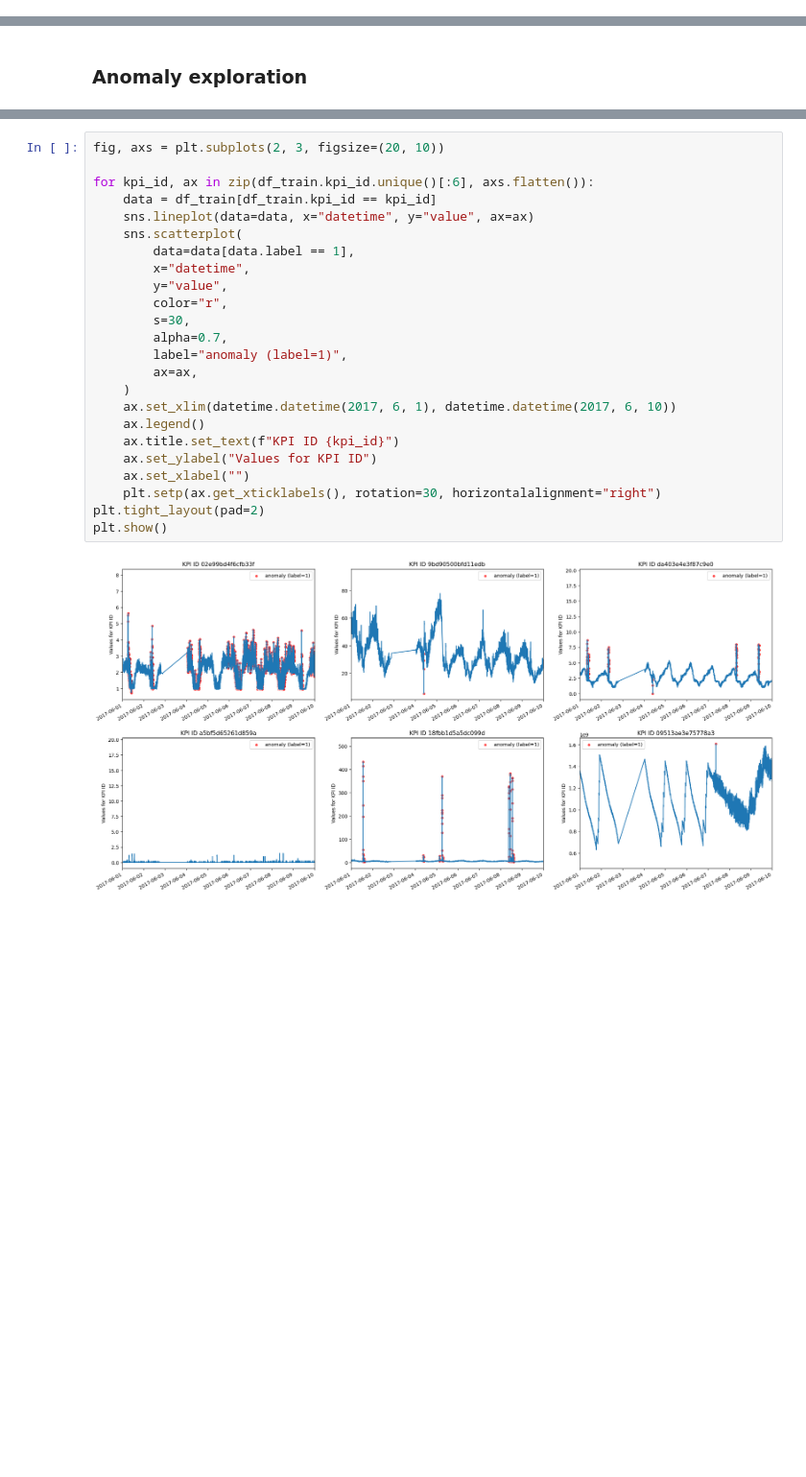
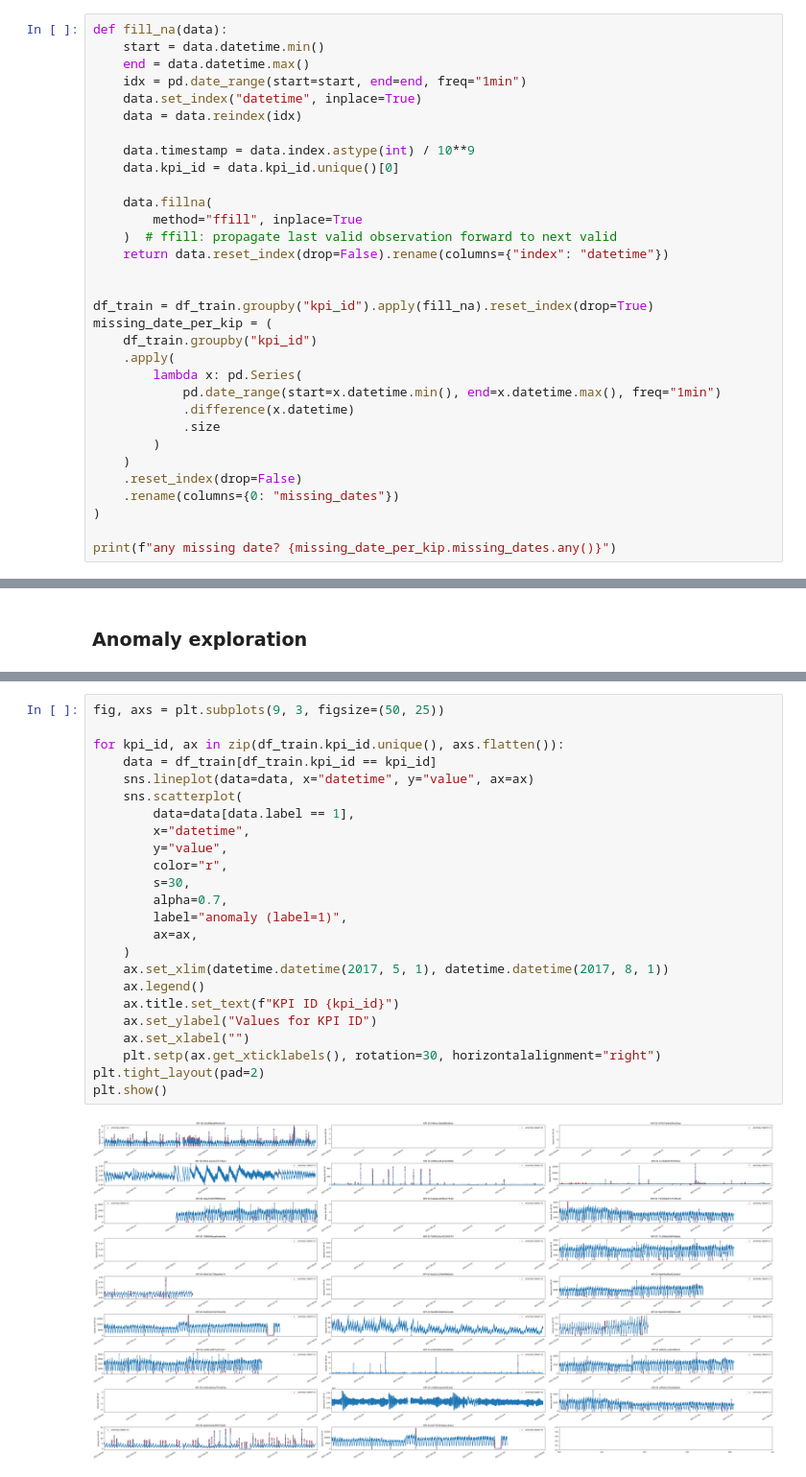
Before and after one commit to callmeeric5/TSA_Final, a Jupyter notebook: notebook/KPI_Anomaly_EDA.ipynb, the cells around one changed output, grey strips where cells are left out. Shown at 96% size. Saved outputs shown, nothing was run; the diff lists cells and outputs as text; blank space fills up the shorter version.

```diff
--- a/notebook/KPI_Anomaly_EDA.ipynb
+++ b/notebook/KPI_Anomaly_EDA.ipynb
@@ -58,0 +84,32 @@ Number of unique KPI ID is 26
+# %%
+def fill_na(data):
+    start = data.datetime.min()
+    end = data.datetime.max()
+    idx = pd.date_range(start=start, end=end, freq="1min")
+    data.set_index("datetime", inplace=True)
+    data = data.reindex(idx)
+
+    data.timestamp = data.index.astype(int) / 10**9
+    data.kpi_id = data.kpi_id.unique()[0]
+
+    data.fillna(
+        method="ffill", inplace=True
+    )  # ffill: propagate last valid observation forward to next valid
+    return data.reset_index(drop=False).rename(columns={"index": "datetime"})
+
+
+df_train = df_train.groupby("kpi_id").apply(fill_na).reset_index(drop=True)
+missing_date_per_kip = (
+    df_train.groupby("kpi_id")
+    .apply(
+        lambda x: pd.Series(
+            pd.date_range(start=x.datetime.min(), end=x.datetime.max(), freq="1min")
+            .difference(x.datetime)
+            .size
+        )
+    )
+    .reset_index(drop=False)
+    .rename(columns={0: "missing_dates"})
+)
+
+print(f"any missing date? {missing_date_per_kip.missing_dates.any()}")
@@ -67,26 +126,26 @@ Percentage of anomalies is 2.16%
 # %%
-fig, axs = plt.subplots(2, 3, figsize=(20, 10))
+fig, axs = plt.subplots(9, 3, figsize=(50, 25))
 
-for kpi_id, ax in zip(df_train.kpi_id.unique()[:6], axs.flatten()):
+for kpi_id, ax in zip(df_train.kpi_id.unique(), axs.flatten()):
     data = df_train[df_train.kpi_id == kpi_id]
     sns.lineplot(data=data, x="datetime", y="value", ax=ax)
     sns.scatterplot(
         data=data[data.label == 1],
         x="datetime",
         y="value",
         color="r",
         s=30,
         alpha=0.7,
         label="anomaly (label=1)",
         ax=ax,
     )
-    ax.set_xlim(datetime.datetime(2017, 6, 1), datetime.datetime(2017, 6, 10))
+    ax.set_xlim(datetime.datetime(2017, 5, 1), datetime.datetime(2017, 8, 1))
     ax.legend()
     ax.title.set_text(f"KPI ID {kpi_id}")
     ax.set_ylabel("Values for KPI ID")
     ax.set_xlabel("")
     plt.setp(ax.get_xticklabels(), rotation=30, horizontalalignment="right")
 plt.tight_layout(pad=2)
 plt.show()
 # %% [output]
-[figure, old version]
+[figure, new version]
```
Also changed, not shown: parts of 23 cells of this notebook, 3 other files.
